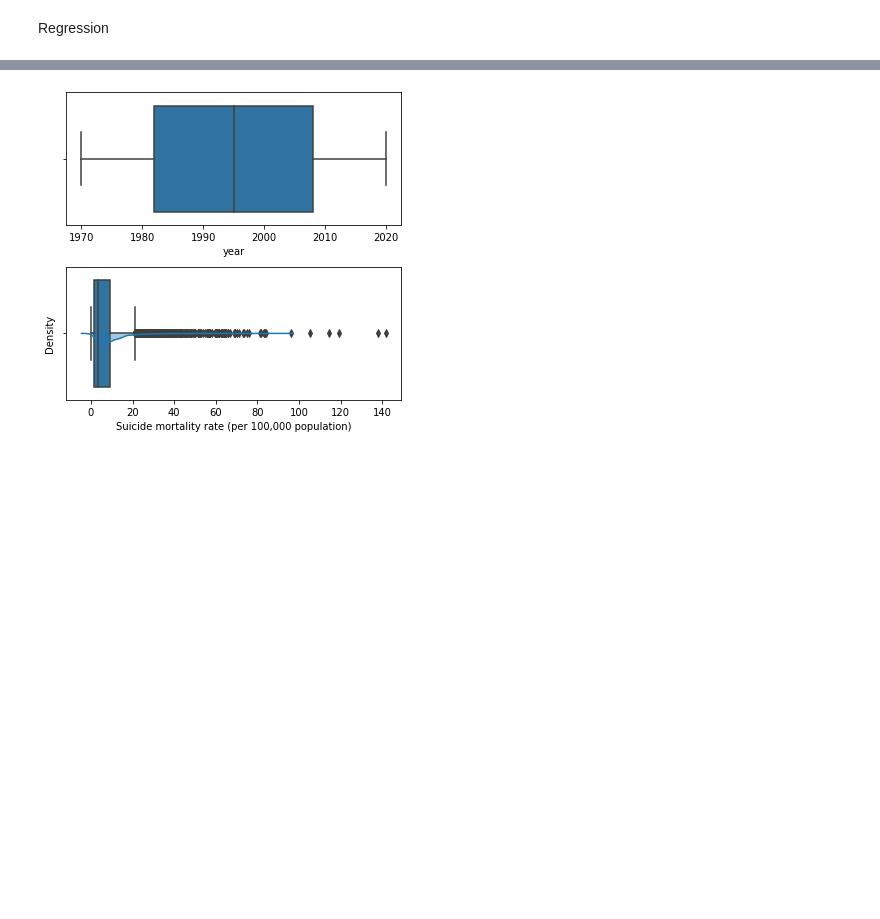
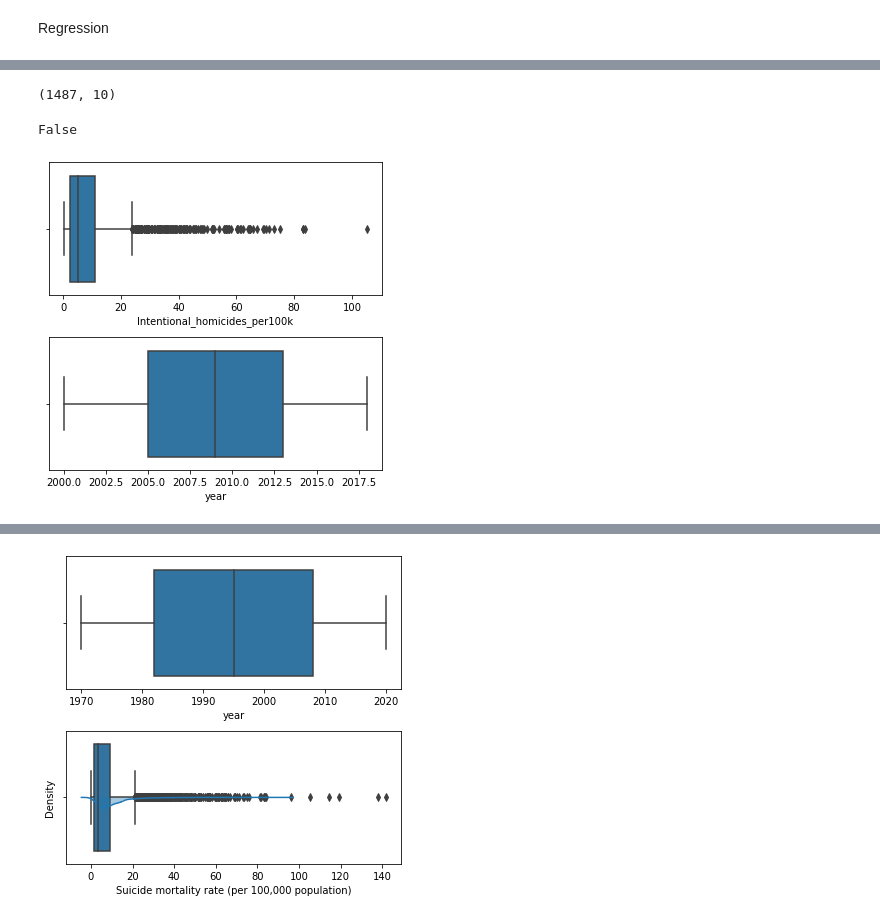
Before and after one commit to MohammedAlghazi17/Data-Mining-, a Jupyter notebook: BSHC4_Group_Project.ipynb, the cells around one changed output, grey strips where cells are left out. Cells and saved outputs as stored; diff of their text form; code cells hidden in the pictures; blank space fills up the shorter version.

```diff
--- a/BSHC4_Group_Project.ipynb
+++ b/BSHC4_Group_Project.ipynb
@@ -158,0 +179,3 @@ AttributeError: 'DataFrame' object has no attribute 'fee'
+# %%
+dataset = pd.read_csv("cleaned_data02.csv")
+dataset.head()
@@ -158,0 +189,21 @@ AttributeError: 'DataFrame' object has no attribute 'fee'
+# %%
+dataset.shape
+# %% [output]
+(1487, 10)
+# %%
+dataset.isna().sum()
+dataset.duplicated().any()
+# %% [output]
+False
+# %%
+import seaborn as sns
+
+fig, axs = plt.subplots(2, figsize = (5,5))
+
+plt1 = sns.boxplot(dataset['Intentional_homicides_per100k'], ax = axs[0])
+
+plt2 = sns.boxplot(dataset['year'], ax = axs[1])
+
+plt.tight_layout()
+# %% [output]
+[figure, added]
```
Also changed, not shown: parts of 16 cells of this notebook, 1 other file.
